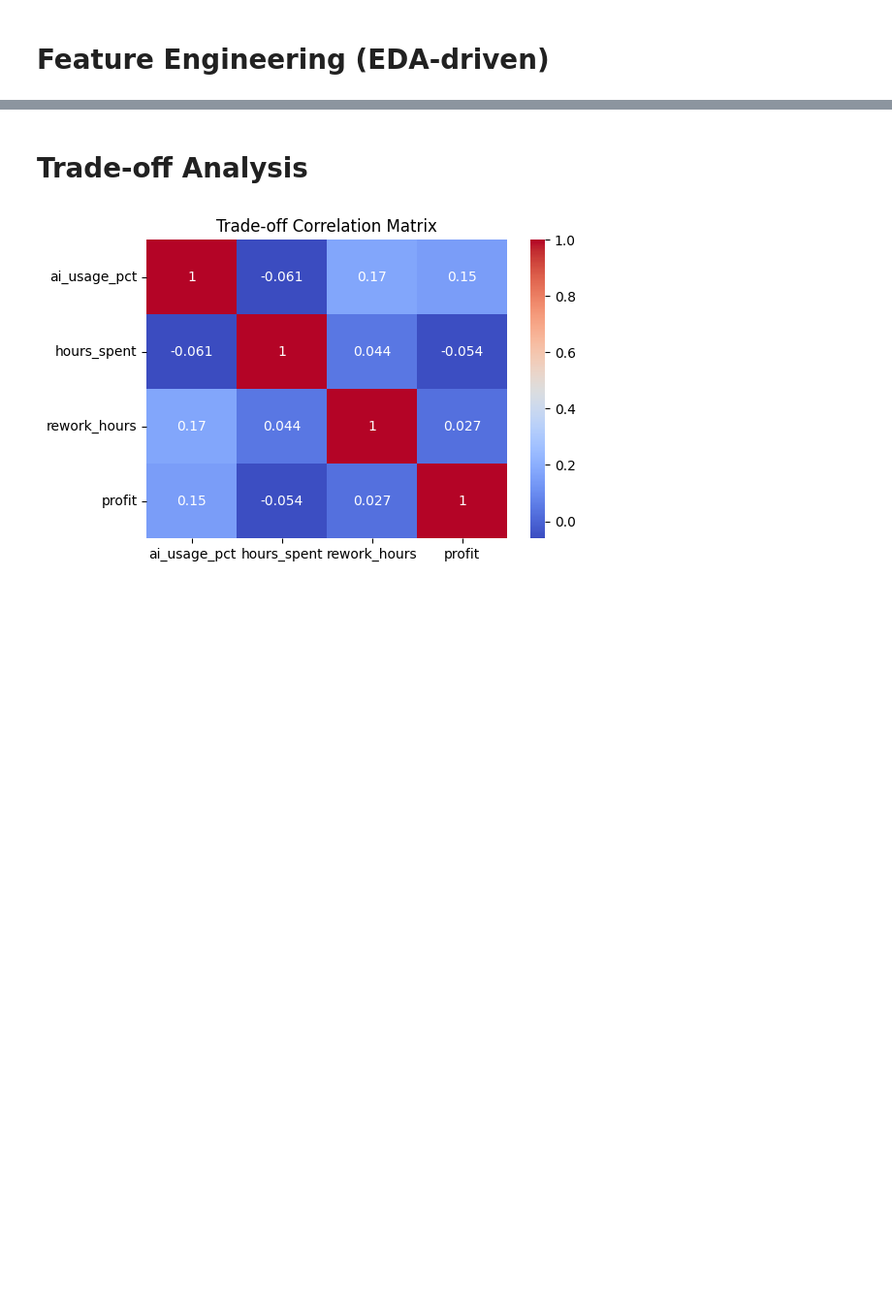
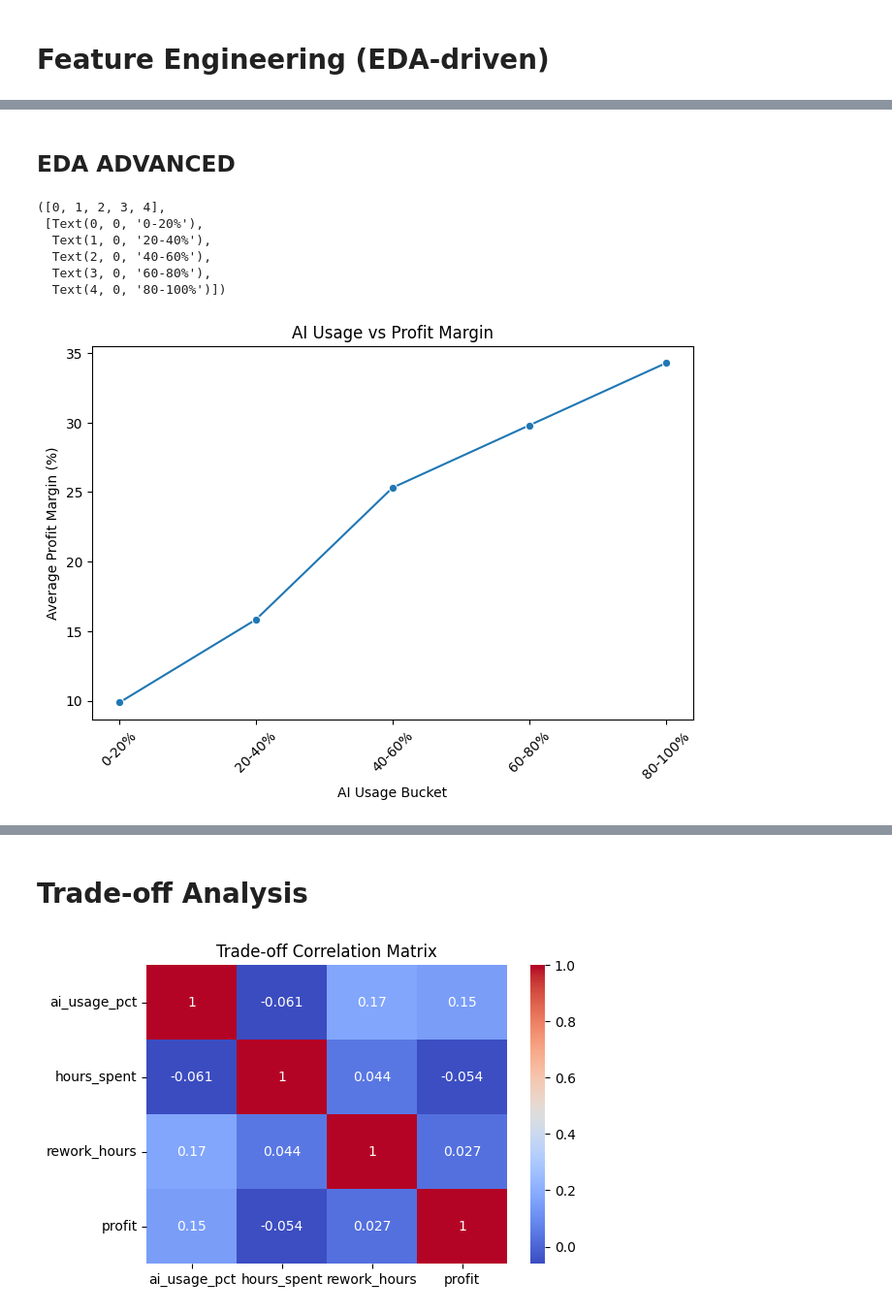
Before and after one commit to andreamammano89-maker/ML_Project_SEA_815441, a Jupyter notebook: EDA.ipynb, the cells around one changed output, grey strips where cells are left out. Shown at 97% size. Saved outputs shown, nothing was run; the diff lists cells and outputs as text; code cells hidden in the pictures; blank space fills up the shorter version.

```diff
--- a/EDA.ipynb
+++ b/EDA.ipynb
@@ -667,14 +645,0 @@ plt.show()
-# %%
-df_productivity['ai_bin'] = pd.cut(
-    df_productivity['ai_usage_pct'],
-    bins=[0, 0.2, 0.4, 0.6, 0.8, 1]
-)
-
-
-threshold = df_productivity.groupby('ai_bin')[[
-    'profit',
-    'rework_hours',
-    'hours_spent'
-]].mean()
-
-threshold
@@ -881,0 +759,9 @@ Overall, AI appears to improve both efficiency and profitability on average, but
+# %%
+df_productivity.replace([np.inf, -np.inf], np.nan, inplace=True)
+
+critical_cols = ['profit_margin', 'rework_rate', 'error_rate', 'billable_ratio']
+before = len(df_productivity)
+df_productivity.dropna(subset=critical_cols, inplace=True)
+after  = len(df_productivity)
+print(f"\nRows dropped: {before - after}")
+print(f"Remaining rows: {after}")
@@ -881,0 +819,31 @@ Overall, AI appears to improve both efficiency and profitability on average, but
+# %% [markdown]
+## EDA ADVANCED
+# %%
+# ============================================================
+# AI vs PROFIT (BIVARIATE CORE)
+# ============================================================
+
+
+plt.figure(figsize=(8,5))
+
+sns.lineplot(
+    data=df_productivity,
+    x='ai_bucket',
+    y='profit_margin',
+    estimator='mean',
+    errorbar=None,
+    marker='o'
+)
+
+plt.title("AI Usage vs Profit Margin")
+plt.xlabel("AI Usage Bucket")
+plt.ylabel("Average Profit Margin (%)")
+plt.xticks(rotation=45)
+# %% [output]
+([0, 1, 2, 3, 4],
+ [Text(0, 0, '0-20%'),
+  Text(1, 0, '20-40%'),
+  Text(2, 0, '40-60%'),
+  Text(3, 0, '60-80%'),
+  Text(4, 0, '80-100%')])
+[figure, added]
```
Also changed, not shown: parts of 31 cells of this notebook.
